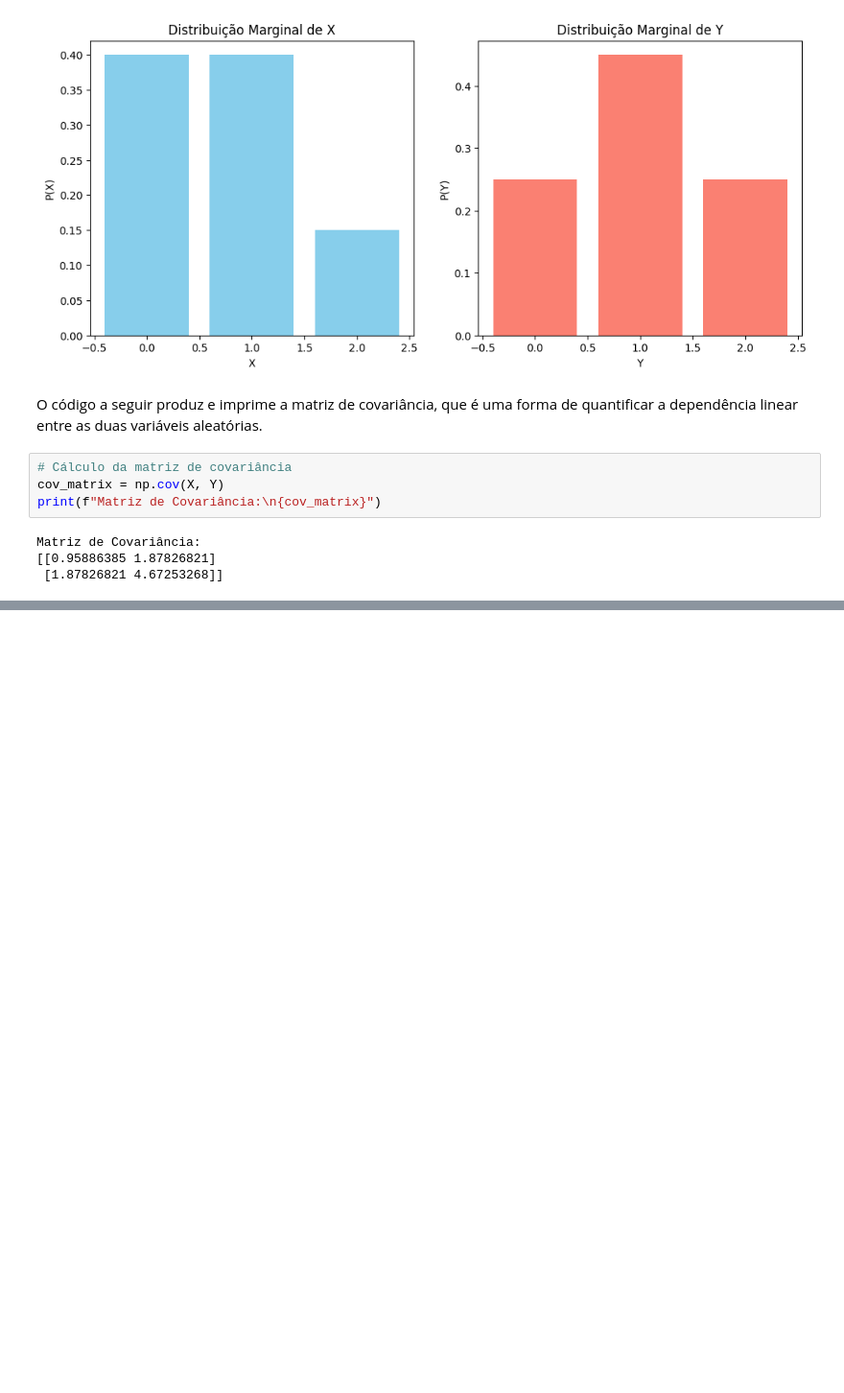
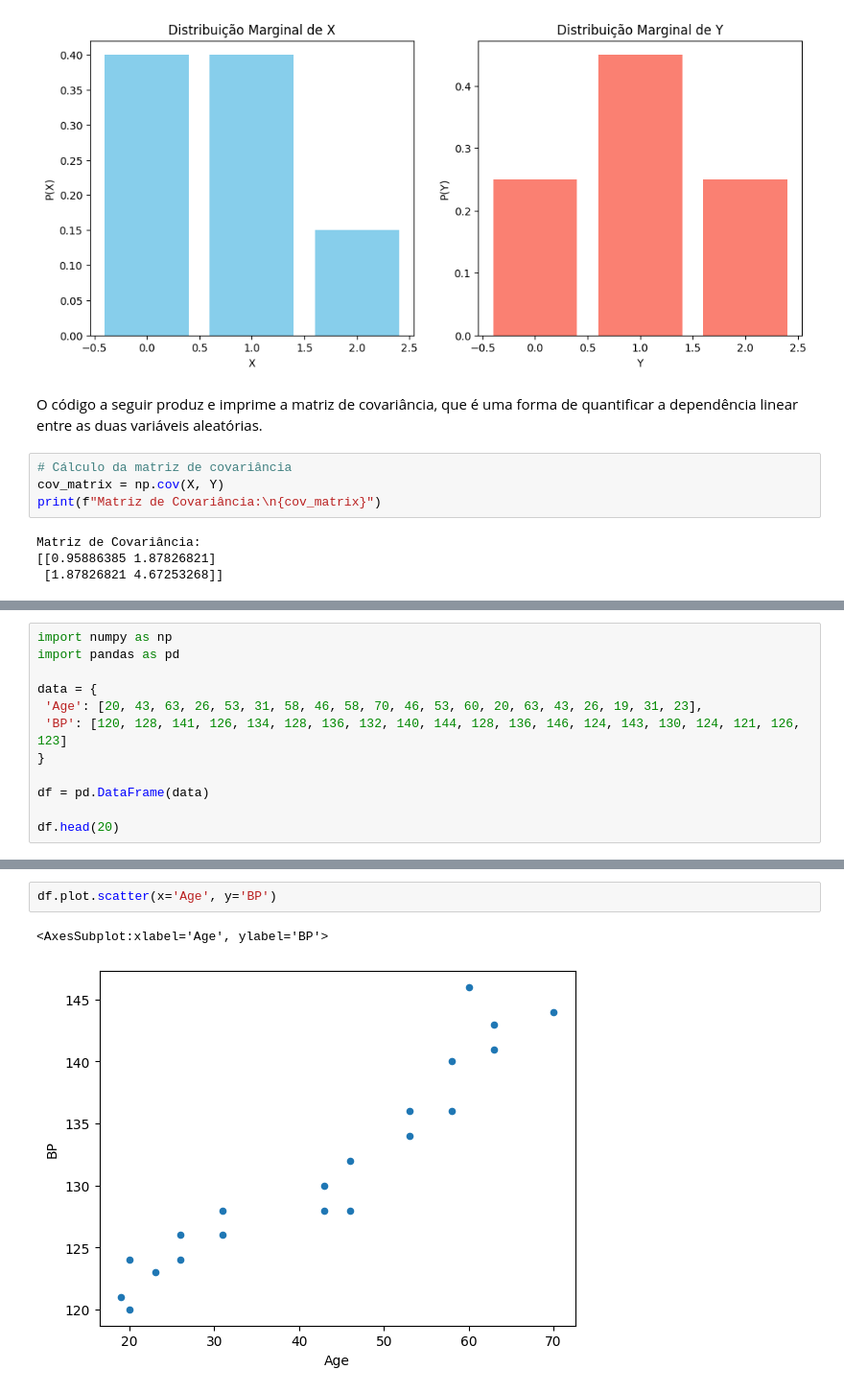
Before and after one commit to AIRGOLAB-CEFET-RJ/gcc1518, a Jupyter notebook: notebooks/distribuicoes_conjuntas.ipynb, the cells around one changed output, grey strips where cells are left out. Shown: that part at 96% size. Drawn from its saved outputs; the diff is of its cells as text; blank space fills up the shorter version.

```diff
--- a/notebooks/distribuicoes_conjuntas.ipynb
+++ b/notebooks/distribuicoes_conjuntas.ipynb
@@ -216,0 +328,12 @@ Matriz de Covariância:
+# %%
+import numpy as np
+import pandas as pd
+
+data = {
+ 'Age': [20, 43, 63, 26, 53, 31, 58, 46, 58, 70, 46, 53, 60, 20, 63, 43, 26, 19, 31, 23],
+ 'BP': [120, 128, 141, 126, 134, 128, 136, 132, 140, 144, 128, 136, 146, 124, 143, 130, 124, 121, 126, 123]
+}
+
+df = pd.DataFrame(data)
+
+df.head(20)
@@ -216,0 +376,5 @@ Matriz de Covariância:
+# %%
+df.plot.scatter(x='Age', y='BP')
+# %% [output]
+<AxesSubplot:xlabel='Age', ylabel='BP'>
+[figure, added]
```
Also changed, not shown: parts of 15 cells of this notebook.
